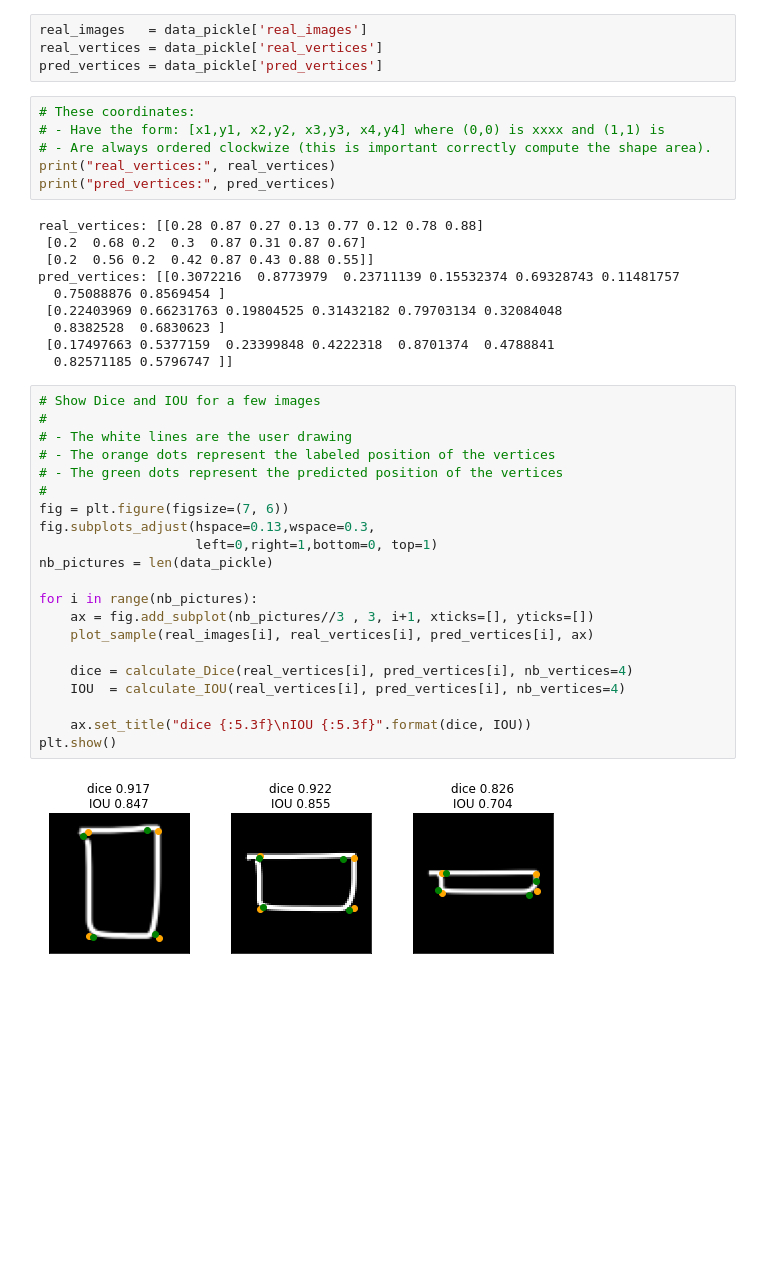
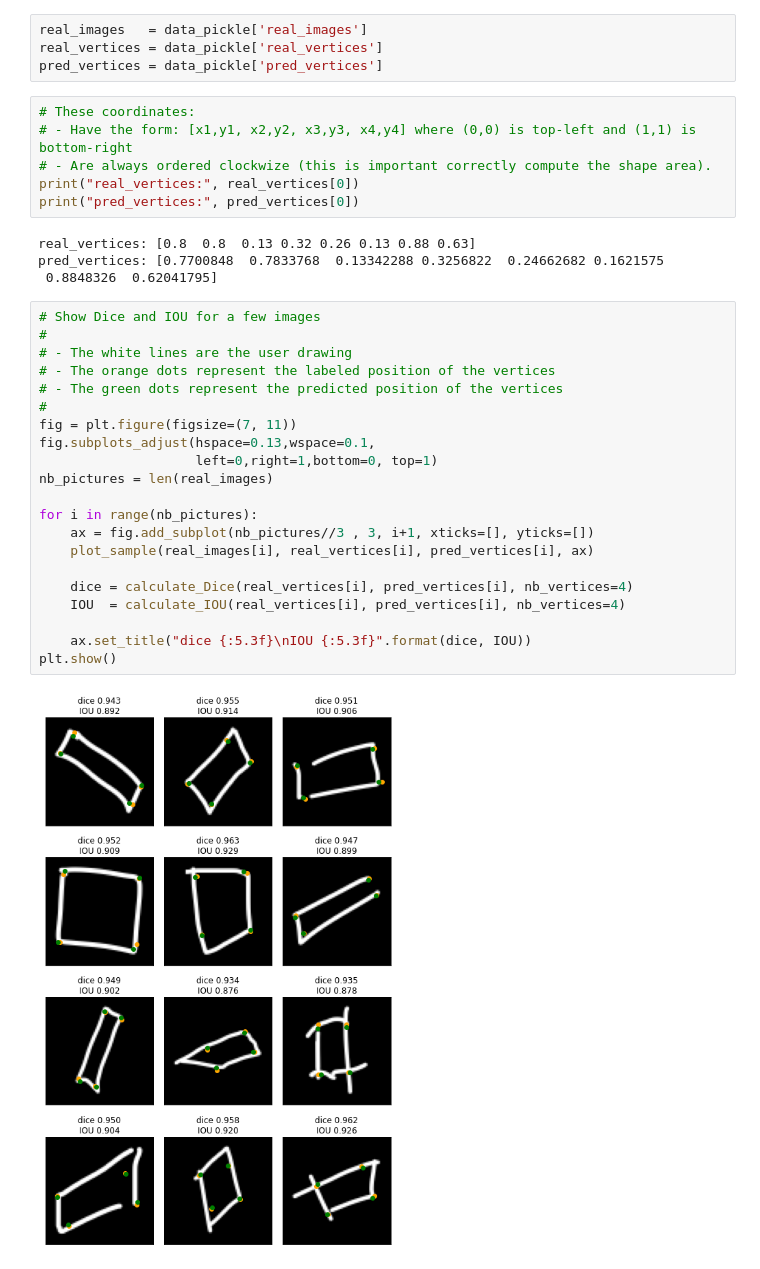
Before and after one commit to frobertpixto/ml_dice_and_iou_accuracy, a Jupyter notebook: ml_dice_and_iou.ipynb, the cells around one changed output. Saved outputs shown, nothing was run; the diff lists cells and outputs as text; blank space fills up the shorter version.

Commit message:
images added

```diff
--- a/ml_dice_and_iou.ipynb
+++ b/ml_dice_and_iou.ipynb
@@ -71,40 +70,34 @@ real_vertices = data_pickle['real_vertices']
 pred_vertices = data_pickle['pred_vertices']
 # %%
 # These coordinates:
-# - Have the form: [x1,y1, x2,y2, x3,y3, x4,y4] where (0,0) is xxxx and (1,1) is
+# - Have the form: [x1,y1, x2,y2, x3,y3, x4,y4] where (0,0) is top-left and (1,1) is bottom-right
 # - Are always ordered clockwize (this is important correctly compute the shape area).
-print("real_vertices:", real_vertices)
-print("pred_vertices:", pred_vertices)
+print("real_vertices:", real_vertices[0])
+print("pred_vertices:", pred_vertices[0])
 # %% [output]
-real_vertices: [[0.28 0.87 0.27 0.13 0.77 0.12 0.78 0.88]
- [0.2  0.68 0.2  0.3  0.87 0.31 0.87 0.67]
- [0.2  0.56 0.2  0.42 0.87 0.43 0.88 0.55]]
-pred_vertices: [[0.3072216  0.8773979  0.23711139 0.15532374 0.69328743 0.11481757
-  0.75088876 0.8569454 ]
- [0.22403969 0.66231763 0.19804525 0.31432182 0.79703134 0.32084048
-  0.8382528  0.6830623 ]
- [0.17497663 0.5377159  0.23399848 0.4222318  0.8701374  0.4788841
-  0.82571185 0.5796747 ]]
+real_vertices: [0.8  0.8  0.13 0.32 0.26 0.13 0.88 0.63]
+pred_vertices: [0.7700848  0.7833768  0.13342288 0.3256822  0.24662682 0.1621575
+ 0.8848326  0.62041795]
 # %%
 # Show Dice and IOU for a few images
 #
 # - The white lines are the user drawing
 # - The orange dots represent the labeled position of the vertices
 # - The green dots represent the predicted position of the vertices
 #
-fig = plt.figure(figsize=(7, 6))
-fig.subplots_adjust(hspace=0.13,wspace=0.3,
+fig = plt.figure(figsize=(7, 11))
+fig.subplots_adjust(hspace=0.13,wspace=0.1,
                     left=0,right=1,bottom=0, top=1)
-nb_pictures = len(data_pickle)
+nb_pictures = len(real_images)
 
 for i in range(nb_pictures):
     ax = fig.add_subplot(nb_pictures//3 , 3, i+1, xticks=[], yticks=[])
     plot_sample(real_images[i], real_vertices[i], pred_vertices[i], ax)
 
     dice = calculate_Dice(real_vertices[i], pred_vertices[i], nb_vertices=4)
     IOU  = calculate_IOU(real_vertices[i], pred_vertices[i], nb_vertices=4)
 
     ax.set_title("dice {:5.3f}\nIOU {:5.3f}".format(dice, IOU))
 plt.show()
 # %% [output]
-[figure, old version]
+[figure, new version]
```
Also changed, not shown: parts of 3 cells of this notebook, 4 other files.
